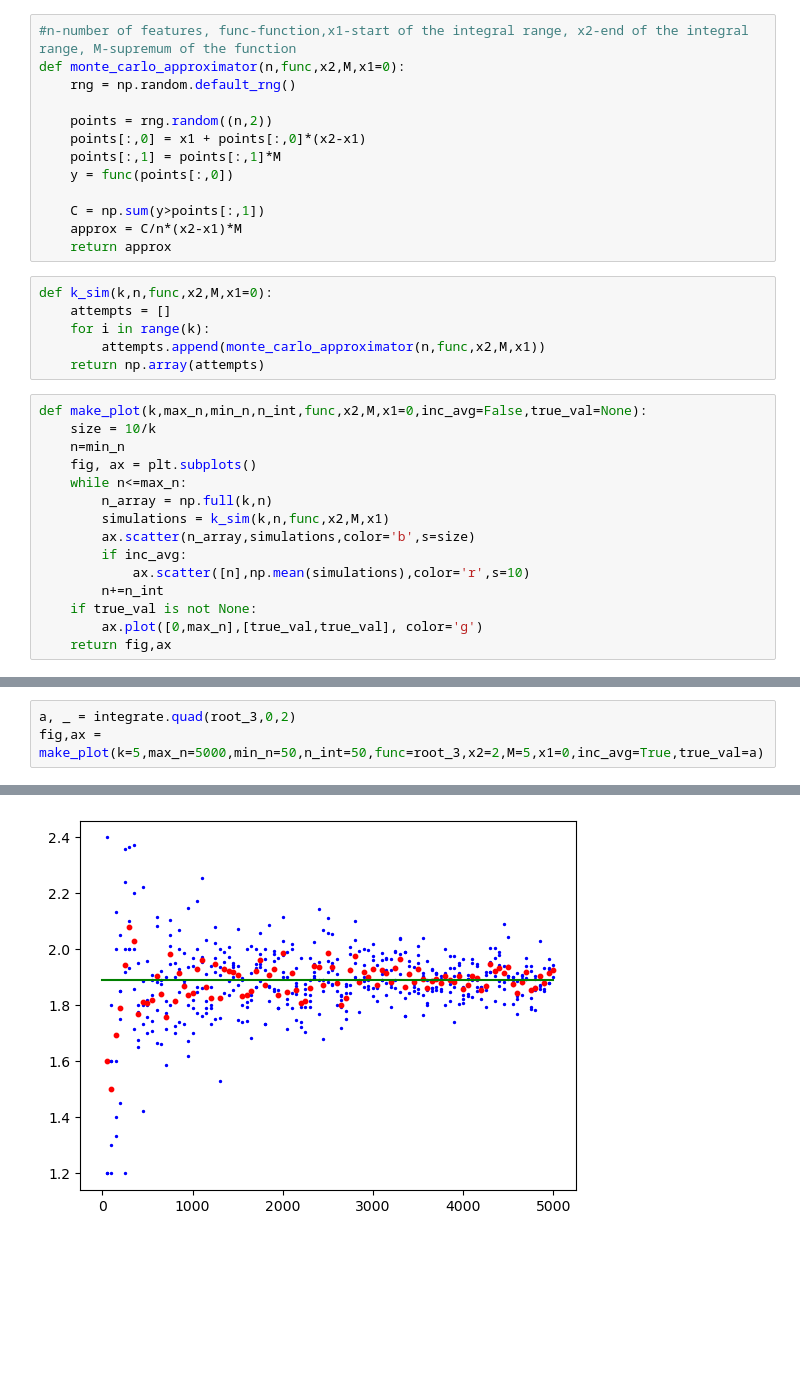
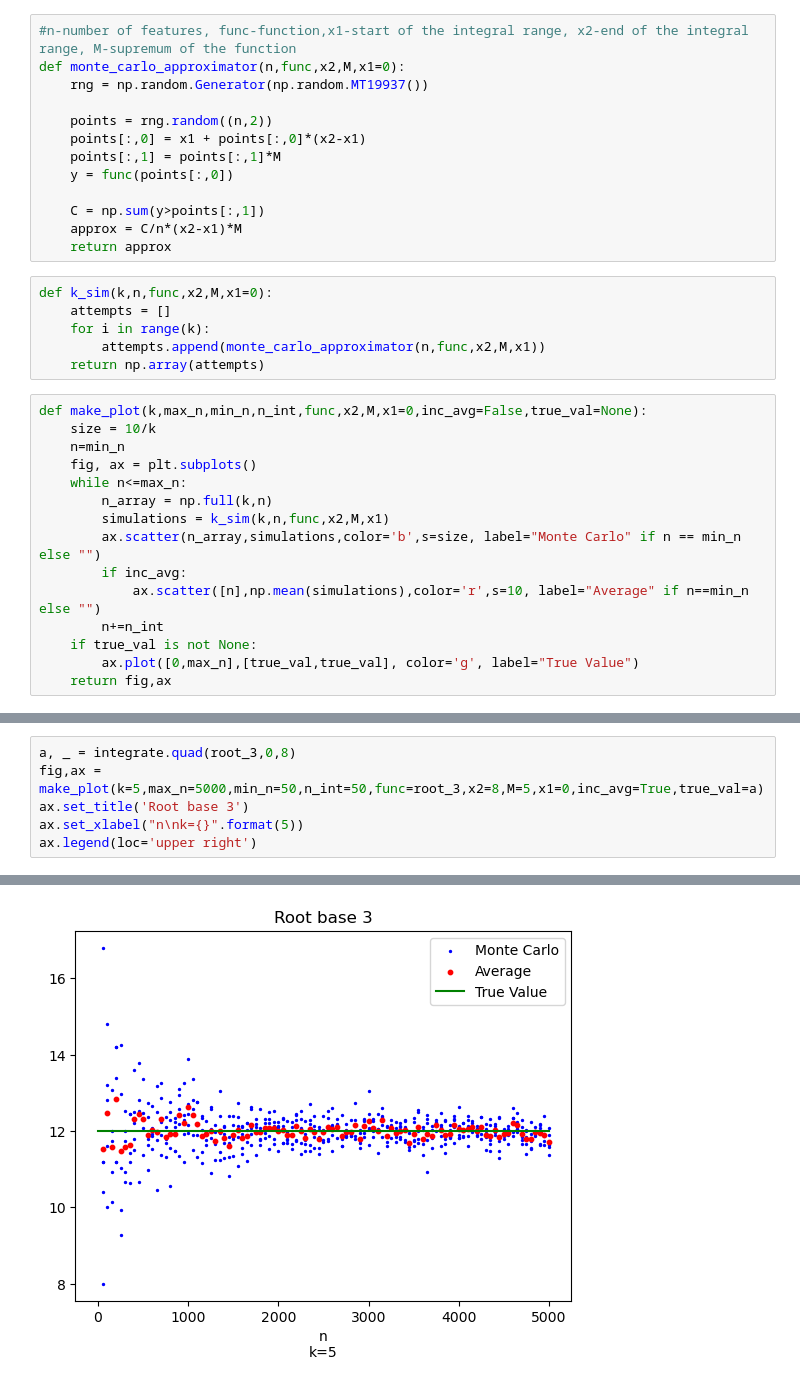
Before and after one commit to JinerX/MpisMonteCarlo, a Jupyter notebook: MonteCarloNotebook.ipynb, the cells around one changed output, grey strips where cells are left out. Cells and saved outputs as stored; diff of their text form; blank space fills up the shorter version.

```diff
--- a/MonteCarloNotebook.ipynb
+++ b/MonteCarloNotebook.ipynb
@@ -31,7 +38,7 @@ ax[2].legend()
 # %%
 #n-number of features, func-function,x1-start of the integral range, x2-end of the integral range, M-supremum of the function
 def monte_carlo_approximator(n,func,x2,M,x1=0):
-    rng = np.random.default_rng()
+    rng = np.random.Generator(np.random.MT19937())
 
     points = rng.random((n,2))
     points[:,0] = x1 + points[:,0]*(x2-x1)
@@ -55,10 +62,10 @@ def make_plot(k,max_n,min_n,n_int,func,x2,M,x1=0,inc_avg=False,true_val=None):
     while n<=max_n:
         n_array = np.full(k,n)
         simulations = k_sim(k,n,func,x2,M,x1)
-        ax.scatter(n_array,simulations,color='b',s=size)
+        ax.scatter(n_array,simulations,color='b',s=size, label="Monte Carlo" if n == min_n else "")
         if inc_avg:
-            ax.scatter([n],np.mean(simulations),color='r',s=10)
+            ax.scatter([n],np.mean(simulations),color='r',s=10, label="Average" if n==min_n else "")
         n+=n_int
     if true_val is not None:
-        ax.plot([0,max_n],[true_val,true_val], color='g')
+        ax.plot([0,max_n],[true_val,true_val], color='g', label="True Value")
     return fig,ax
@@ -78,4 +86,7 @@ def make_plot_ax(ax,k,max_n,min_n,n_int,func,x2,M,x1=0,inc_avg=False,true_val=No
 # %%
-a, _ = integrate.quad(root_3,0,2)
-fig,ax = make_plot(k=5,max_n=5000,min_n=50,n_int=50,func=root_3,x2=2,M=5,x1=0,inc_avg=True,true_val=a)
+a, _ = integrate.quad(root_3,0,8)
+fig,ax = make_plot(k=5,max_n=5000,min_n=50,n_int=50,func=root_3,x2=8,M=5,x1=0,inc_avg=True,true_val=a)
+ax.set_title('Root base 3')
+ax.set_xlabel("n\nk={}".format(5))
+ax.legend(loc='upper right')
 # %% [output]
@@ -82 +94 @@ fig,ax = make_plot(k=5,max_n=5000,min_n=50,n_int=50,func=root_3,x2=2,M=5,x1=0,in
-[figure, old version]
+[figure, new version]
```
Also changed, not shown: parts of 27 cells of this notebook.
